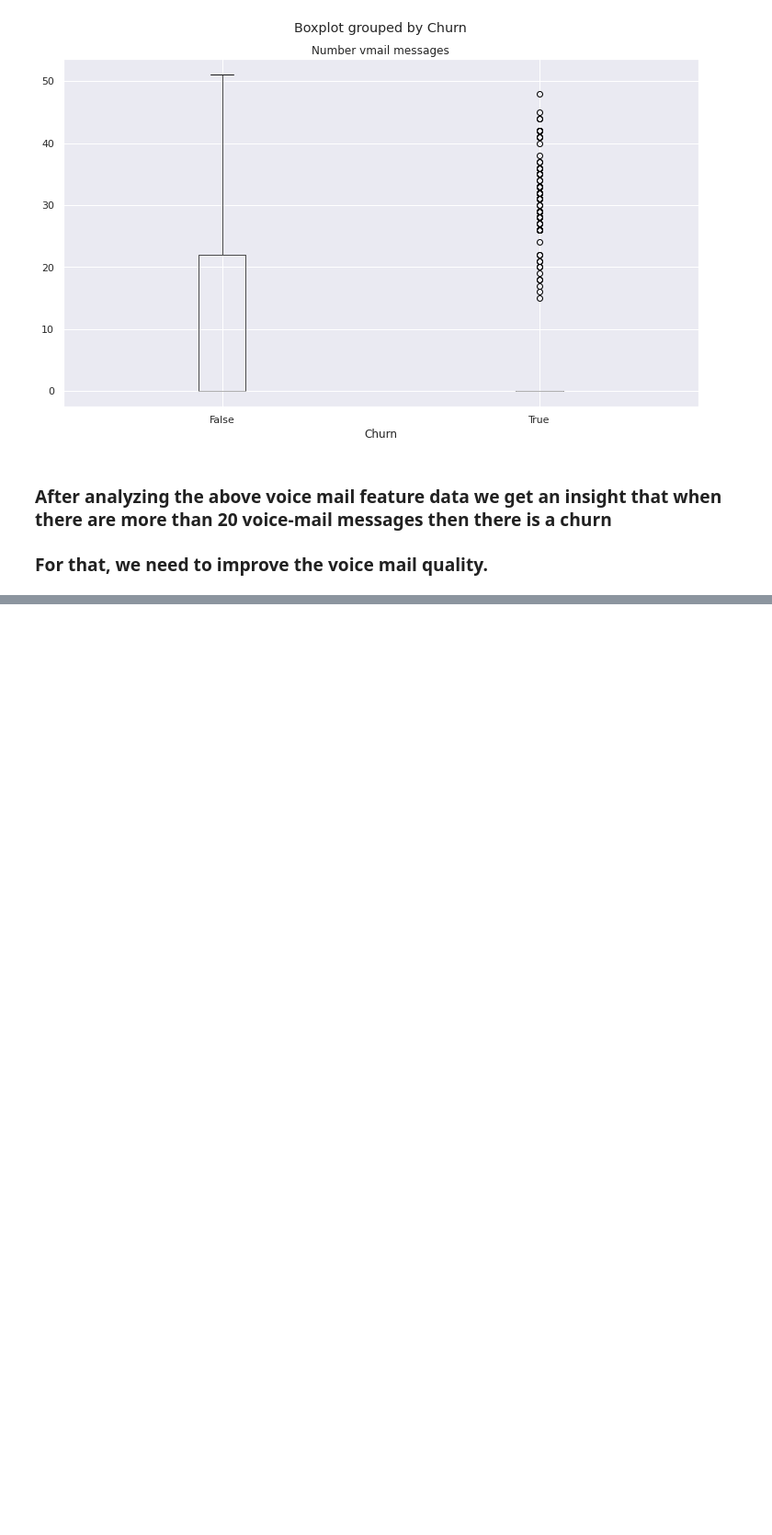
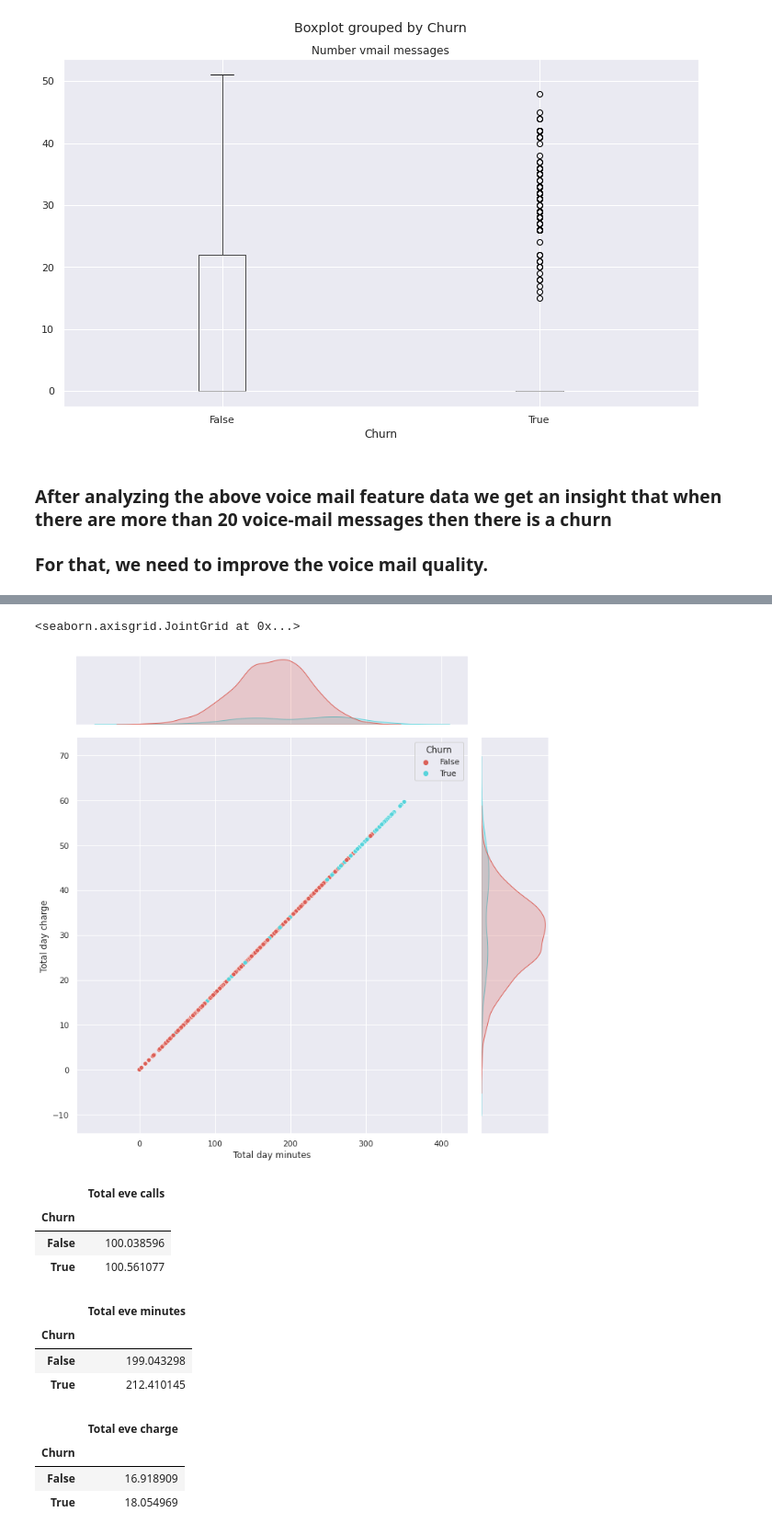
Before and after one commit to spradeepgit/Telecom_Churn_Analysis, a Jupyter notebook: Telecom_Churn_Analysis_Capstone_Project_2.ipynb, the cells around one changed output, grey strips where cells are left out. Shown at 92% size. Drawn from its saved outputs; the diff is of its cells as text; code cells hidden in the pictures; blank space fills up the shorter version.

```diff
--- a/Telecom_Churn_Analysis_Capstone_Project_2.ipynb
+++ b/Telecom_Churn_Analysis_Capstone_Project_2.ipynb
@@ -581,0 +665,30 @@ array([25, 26,  0, 24, 37, 27, 33, 39, 30, 41, 28, 34, 46, 29, 35, 21, 32,
+# %%
+#show the relation using box plot
+sns.jointplot(x="Total day minutes", y="Total day charge", hue="Churn", data=telecom_df,palette='hls',height=10)
+# %% [output]
+<seaborn.axisgrid.JointGrid at 0x...>
+[figure, added]
+# %%
+# Get the mean value of churned and not churned customer
+telecom_df.groupby(["Churn"])[['Total eve calls']].mean()
+# %% [output]
+|  | Total eve calls |
+| Churn |  |
+| False | 100.038596 |
+| True | 100.561077 |
+# %%
+# Get the mean value of churned and not churned customer
+telecom_df.groupby(["Churn"])[['Total eve minutes']].mean()
+# %% [output]
+|  | Total eve minutes |
+| Churn |  |
+| False | 199.043298 |
+| True | 212.410145 |
+# %%
+# Get the mean value of churned and not churned customer
+telecom_df.groupby(["Churn"])[['Total eve charge']].mean()
+# %% [output]
+|  | Total eve charge |
+| Churn |  |
+| False | 16.918909 |
+| True | 18.054969 |
```
Also changed, not shown: parts of 20 cells of this notebook.
